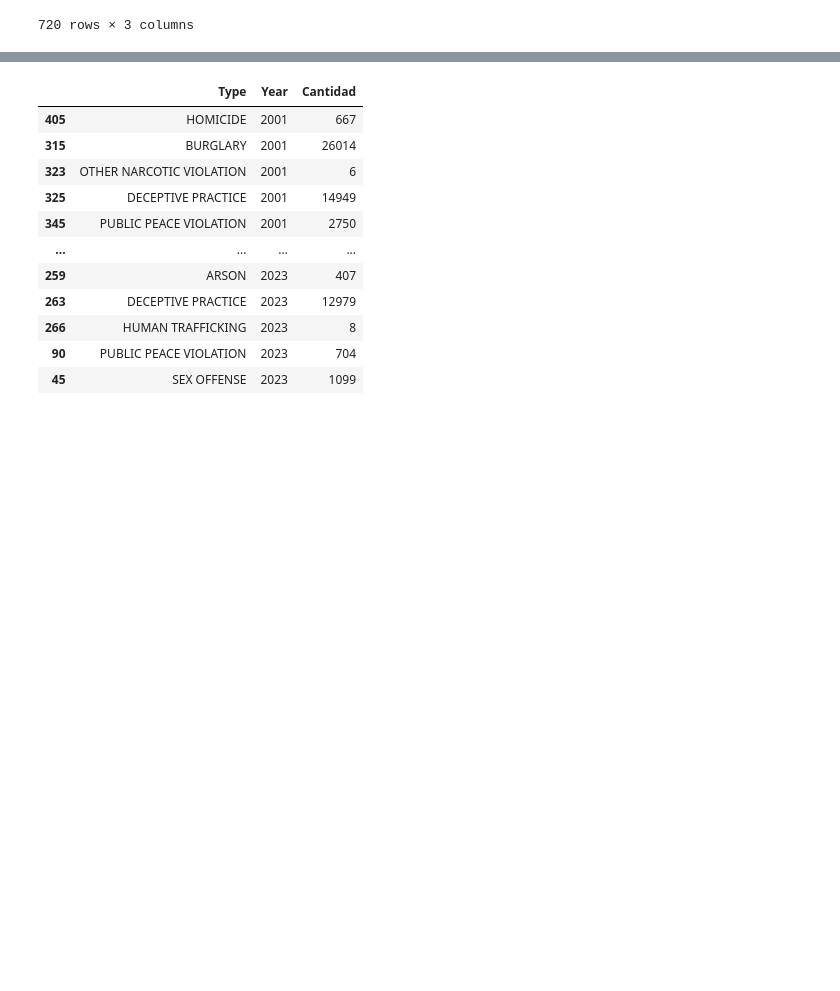
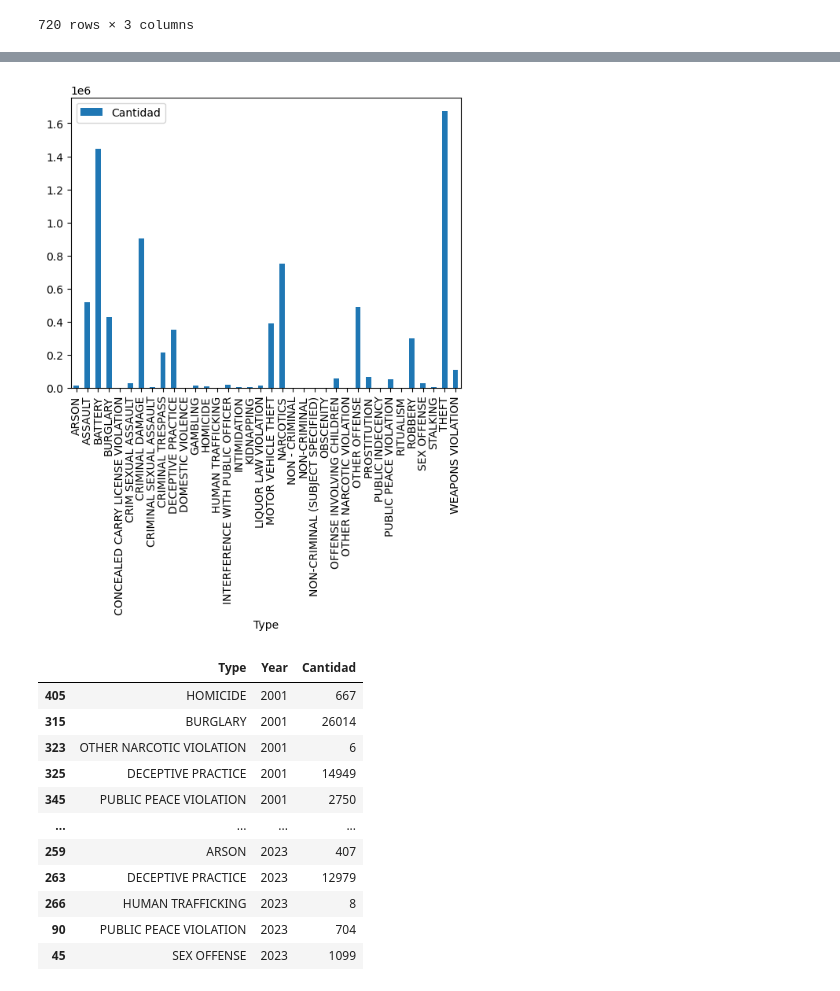
Before and after one commit to JorgeSierra22/Cloud-BigData, a Jupyter notebook: results/results.ipynb, the cells around one changed output, grey strips where cells are left out. Saved outputs shown, nothing was run; the diff lists cells and outputs as text; code cells hidden in the pictures; blank space fills up the shorter version.

Commit message:
resultados

```diff
--- a/results/results.ipynb
+++ b/results/results.ipynb
@@ -279,3 +285,9 @@ df3
 | 718 | KIDNAPPING | 2020 | 120 |
 | 719 | KIDNAPPING | 2022 | 117 |
 720 rows × 3 columns
+# %%
+# Agrupar por la columna 'Type' y sumar las cantidades
+sum_by_type = df3.groupby('Type')['Cantidad'].sum().reset_index()
+
+# Imprimir el resultado
+print(sum_by_type)
@@ -282,3 +326,9 @@ df3
+# %%
+sum_by_type.plot(x='Type', y='Cantidad',kind="bar")
+
+plt.show()
+# %% [output]
+[figure, added]
 # %%
 df_sorted_Year = df3.sort_values(by='Year', ascending=True)
 df_sorted_Year
```
Also changed, not shown: parts of 17 cells of this notebook, 1 other file.
